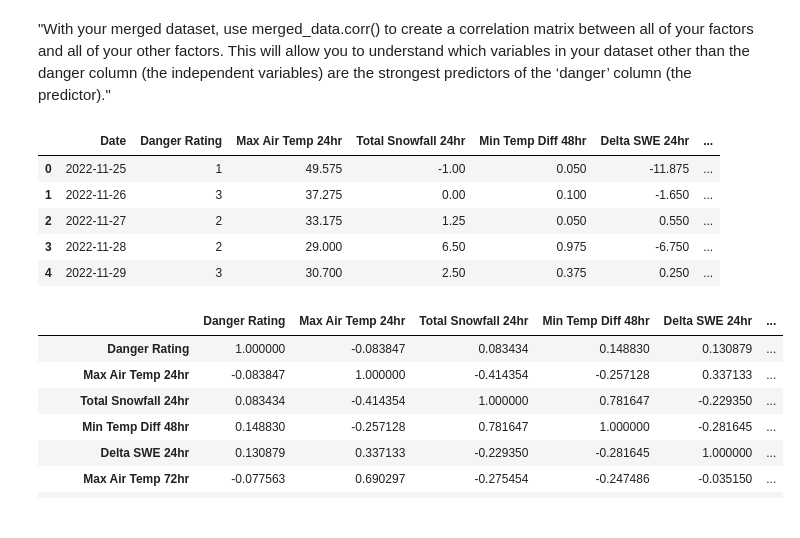
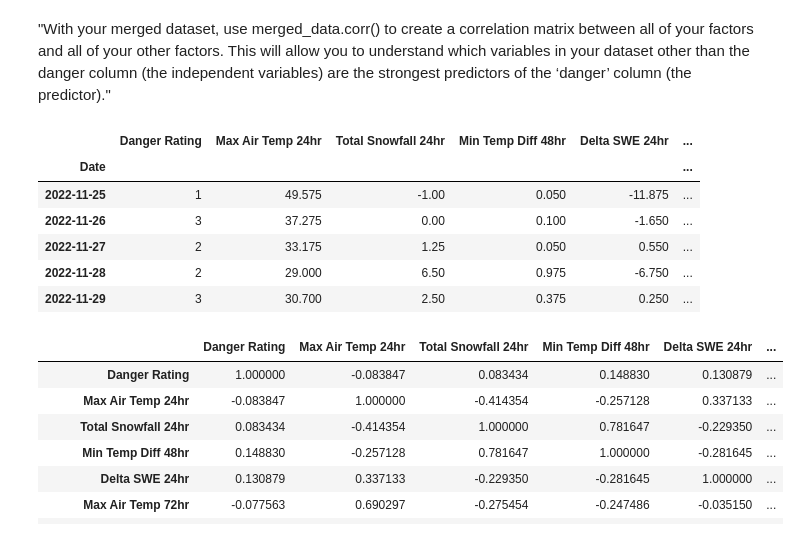
Before and after one commit to itsjpb/470-avalanche-prediction, a Jupyter notebook: jupyter/correlation_matrix.ipynb, the cells around one changed output. Cells and saved outputs as stored; diff of their text form; code cells hidden in the pictures.

```diff
--- a/jupyter/correlation_matrix.ipynb
+++ b/jupyter/correlation_matrix.ipynb
@@ -3,16 +3,18 @@
 # %%
 import pandas as pd
 
 df = pd.read_csv('../content/csv/FINAL_DATASET_westslopessouth_noyesterdaydanger.csv')
+df.set_index('Date', inplace=True)
 
 df.head()
 # %% [output]
-|  | Date | Danger Rating | Max Air Temp 24hr | Total Snowfall 24hr | Min Temp Diff 48hr | Delta SWE 24hr | ... |
-| 0 | 2022-11-25 | 1 | 49.575 | -1.00 | 0.050 | -11.875 | ... |
-| 1 | 2022-11-26 | 3 | 37.275 | 0.00 | 0.100 | -1.650 | ... |
-| 2 | 2022-11-27 | 2 | 33.175 | 1.25 | 0.050 | 0.550 | ... |
-| 3 | 2022-11-28 | 2 | 29.000 | 6.50 | 0.975 | -6.750 | ... |
-| 4 | 2022-11-29 | 3 | 30.700 | 2.50 | 0.375 | 0.250 | ... |
+|  | Danger Rating | Max Air Temp 24hr | Total Snowfall 24hr | Min Temp Diff 48hr | Delta SWE 24hr | ... |
+| Date |  |  |  |  |  | ... |
+| 2022-11-25 | 1 | 49.575 | -1.00 | 0.050 | -11.875 | ... |
+| 2022-11-26 | 3 | 37.275 | 0.00 | 0.100 | -1.650 | ... |
+| 2022-11-27 | 2 | 33.175 | 1.25 | 0.050 | 0.550 | ... |
+| 2022-11-28 | 2 | 29.000 | 6.50 | 0.975 | -6.750 | ... |
+| 2022-11-29 | 3 | 30.700 | 2.50 | 0.375 | 0.250 | ... |
 # %%
 df.corr()
 # %% [output]
```
Also changed, not shown: parts of 2 cells of this notebook.
